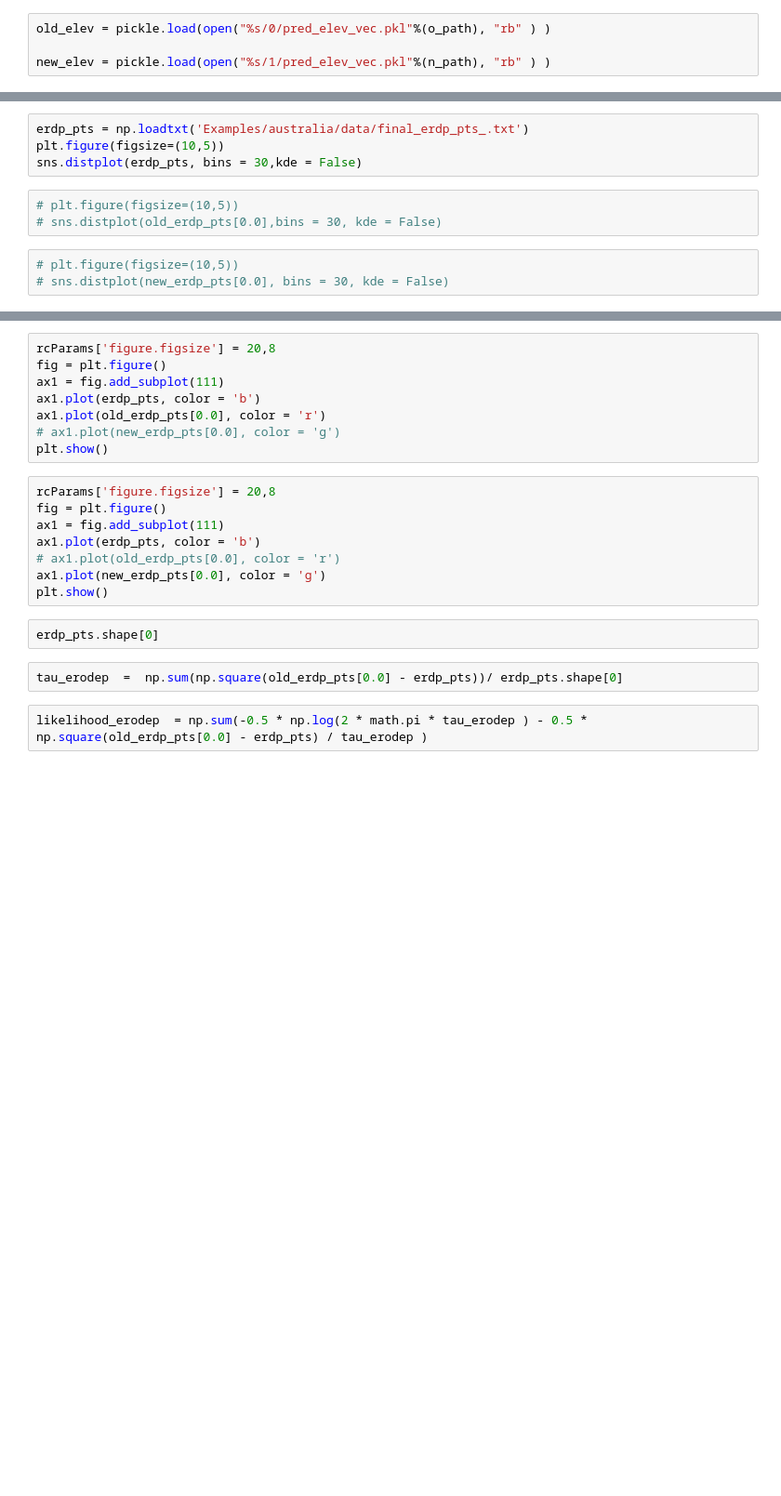
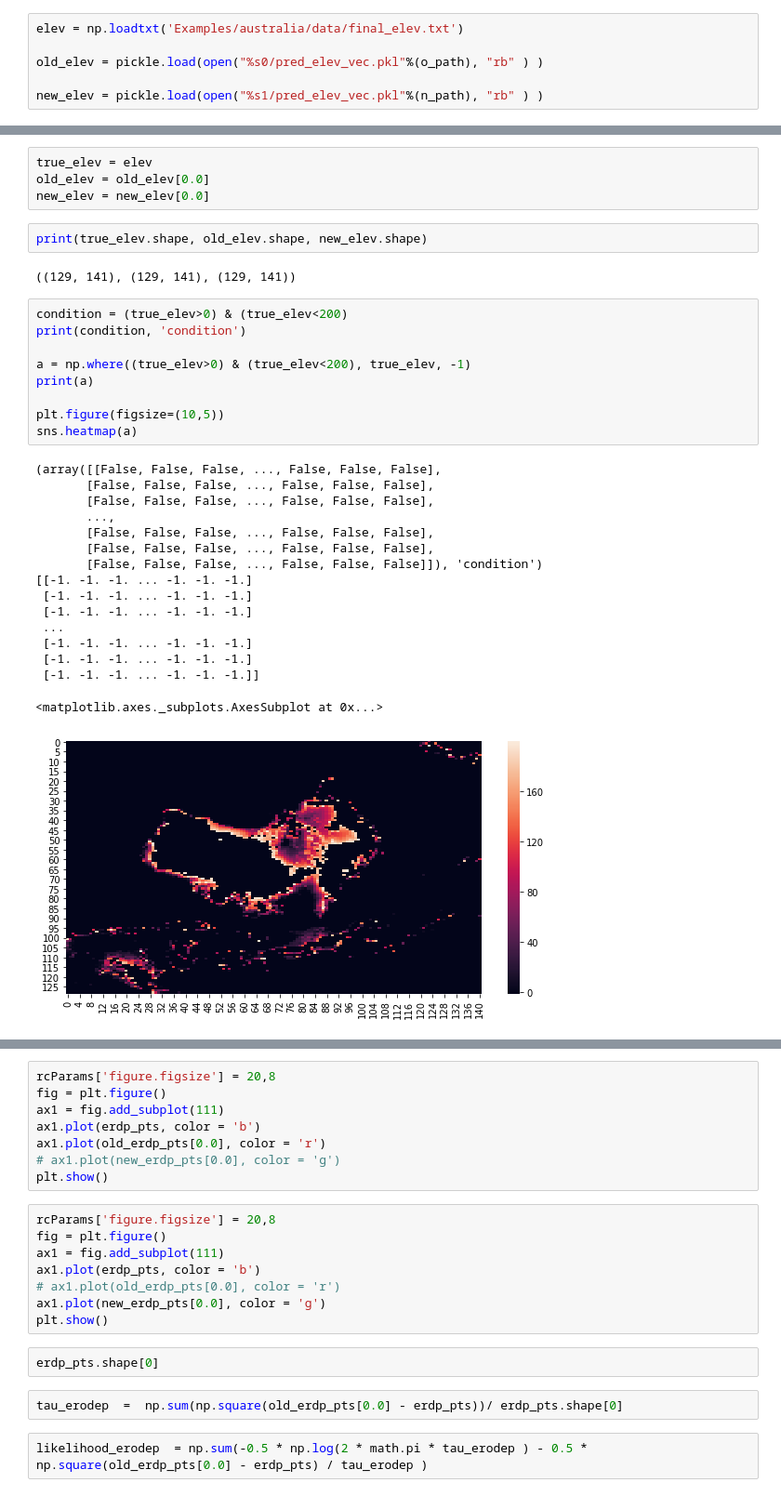
Before and after one commit to natbutter/Bayeslands_continental, a Jupyter notebook: DictAnalysis-Elev.ipynb, the cells around one changed output, grey strips where cells are left out. Shown: that part at 93% size. Drawn from its saved outputs; the diff is of its cells as text; blank space fills up the shorter version.

Commit message:
Elev notebook temp

```diff
--- a/DictAnalysis-Elev.ipynb
+++ b/DictAnalysis-Elev.ipynb
@@ -20,5 +17,7 @@ elev = 'Examples/australia/data/final_elev.txt'
 # %%
-old_elev = pickle.load(open("%s/0/pred_elev_vec.pkl"%(o_path), "rb" ) )
+elev = np.loadtxt('Examples/australia/data/final_elev.txt')
 
-new_elev = pickle.load(open("%s/1/pred_elev_vec.pkl"%(n_path), "rb" ) )
+old_elev = pickle.load(open("%s0/pred_elev_vec.pkl"%(o_path), "rb" ) )
+
+new_elev = pickle.load(open("%s1/pred_elev_vec.pkl"%(n_path), "rb" ) )
 # %%
@@ -52,12 +64,36 @@ new_elev = pickle.load(open("%s/1/pred_elev_vec.pkl"%(n_path), "rb" ) )
-# %%
-erdp_pts = np.loadtxt('Examples/australia/data/final_erdp_pts_.txt')
-plt.figure(figsize=(10,5))
-sns.distplot(erdp_pts, bins = 30,kde = False)
-# %%
-# plt.figure(figsize=(10,5))
-# sns.distplot(old_erdp_pts[0.0],bins = 30, kde = False)
-# %%
-# plt.figure(figsize=(10,5))
-# sns.distplot(new_erdp_pts[0.0], bins = 30, kde = False)
+# %%
+true_elev = elev
+old_elev = old_elev[0.0]
+new_elev = new_elev[0.0]
+# %%
+print(true_elev.shape, old_elev.shape, new_elev.shape)
+# %% [output]
+((129, 141), (129, 141), (129, 141))
+# %%
+condition = (true_elev>0) & (true_elev<200)
+print(condition, 'condition')
+
+a = np.where((true_elev>0) & (true_elev<200), true_elev, -1)
+print(a)
+
+plt.figure(figsize=(10,5))
+sns.heatmap(a)
+# %% [output]
+(array([[False, False, False, ..., False, False, False],
+       [False, False, False, ..., False, False, False],
+       [False, False, False, ..., False, False, False],
+       ...,
+       [False, False, False, ..., False, False, False],
+       [False, False, False, ..., False, False, False],
+       [False, False, False, ..., False, False, False]]), 'condition')
+[[-1. -1. -1. ... -1. -1. -1.]
+ [-1. -1. -1. ... -1. -1. -1.]
+ [-1. -1. -1. ... -1. -1. -1.]
+ ...
+ [-1. -1. -1. ... -1. -1. -1.]
+ [-1. -1. -1. ... -1. -1. -1.]
+ [-1. -1. -1. ... -1. -1. -1.]]
+<matplotlib.axes._subplots.AxesSubplot at 0x...>
+[figure, added]
 # %%
 print(erdp_pts.shape, old_erdp_pts[0.0].shape, new_erdp_pts[0.0].shape)
```
Also changed, not shown: parts of 5 cells of this notebook.
